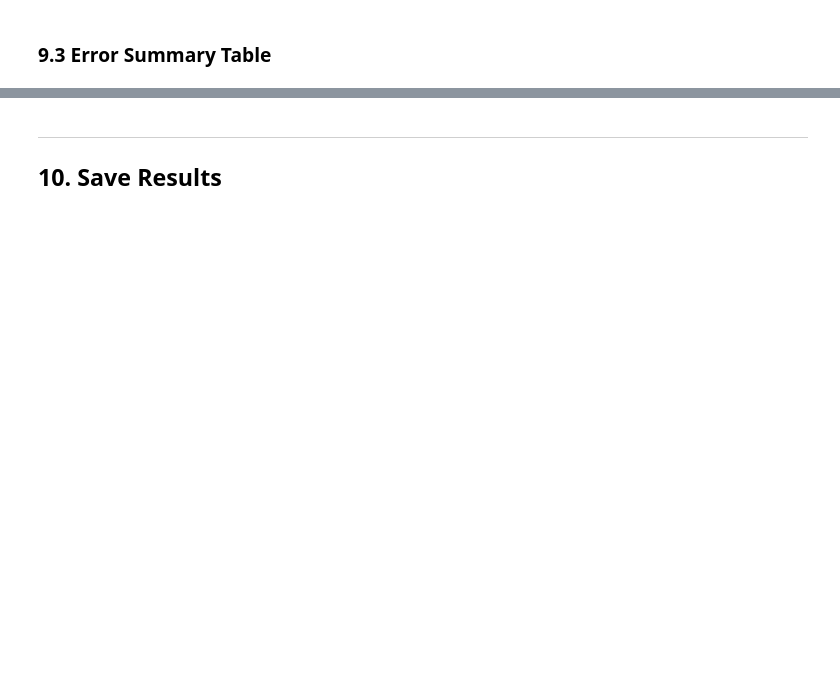
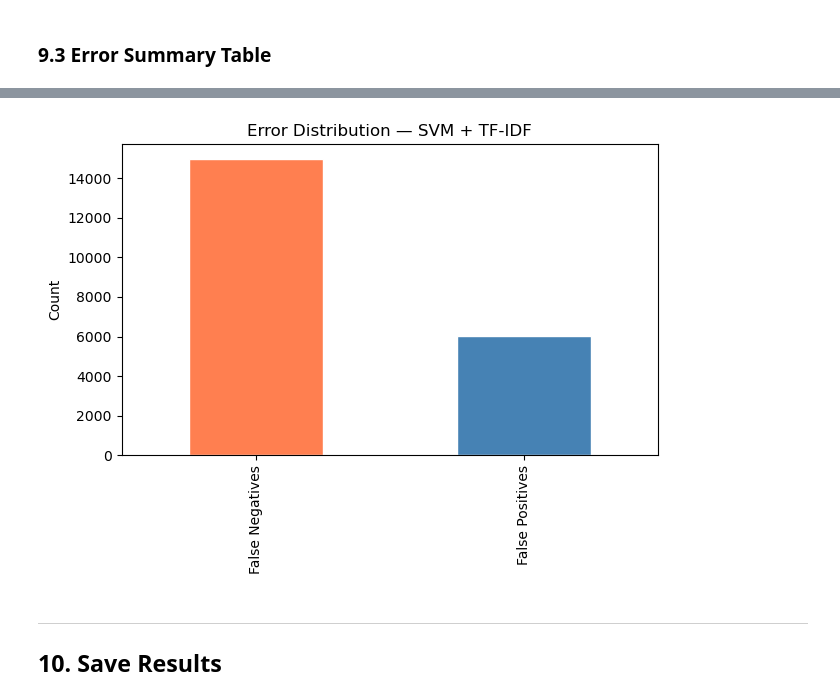
Before and after one commit to Pushtikansara/duplicate-question-nlp, a Jupyter notebook: duplicate-question-nlp/baseline_model.ipynb, the cells around one changed output, grey strips where cells are left out. Saved outputs shown, nothing was run; the diff lists cells and outputs as text; code cells hidden in the pictures; blank space fills up the shorter version.

```diff
--- a/duplicate-question-nlp/baseline_model.ipynb
+++ b/duplicate-question-nlp/baseline_model.ipynb
@@ -540,3 +1427,16 @@ errors_all[['clean_q1', 'clean_q2', 'label', 'Predicted']].head(10)
+# %%
+error_counts = pd.Series({
+    'False Negatives': len(false_negatives),
+    'False Positives': len(false_positives)
+})
+error_counts.plot(kind='bar', color=['coral','steelblue'], edgecolor='white')
+plt.title('Error Distribution — SVM + TF-IDF')
+plt.ylabel('Count')
+plt.tight_layout()
+plt.savefig('week2_error_distribution.png', dpi=150, bbox_inches='tight')
+plt.show()
+# %% [output]
+[figure, added]
 # %% [markdown]
 ---
 ## 10. Save Results
```
Also changed, not shown: parts of 29 cells of this notebook, 2 other files.
